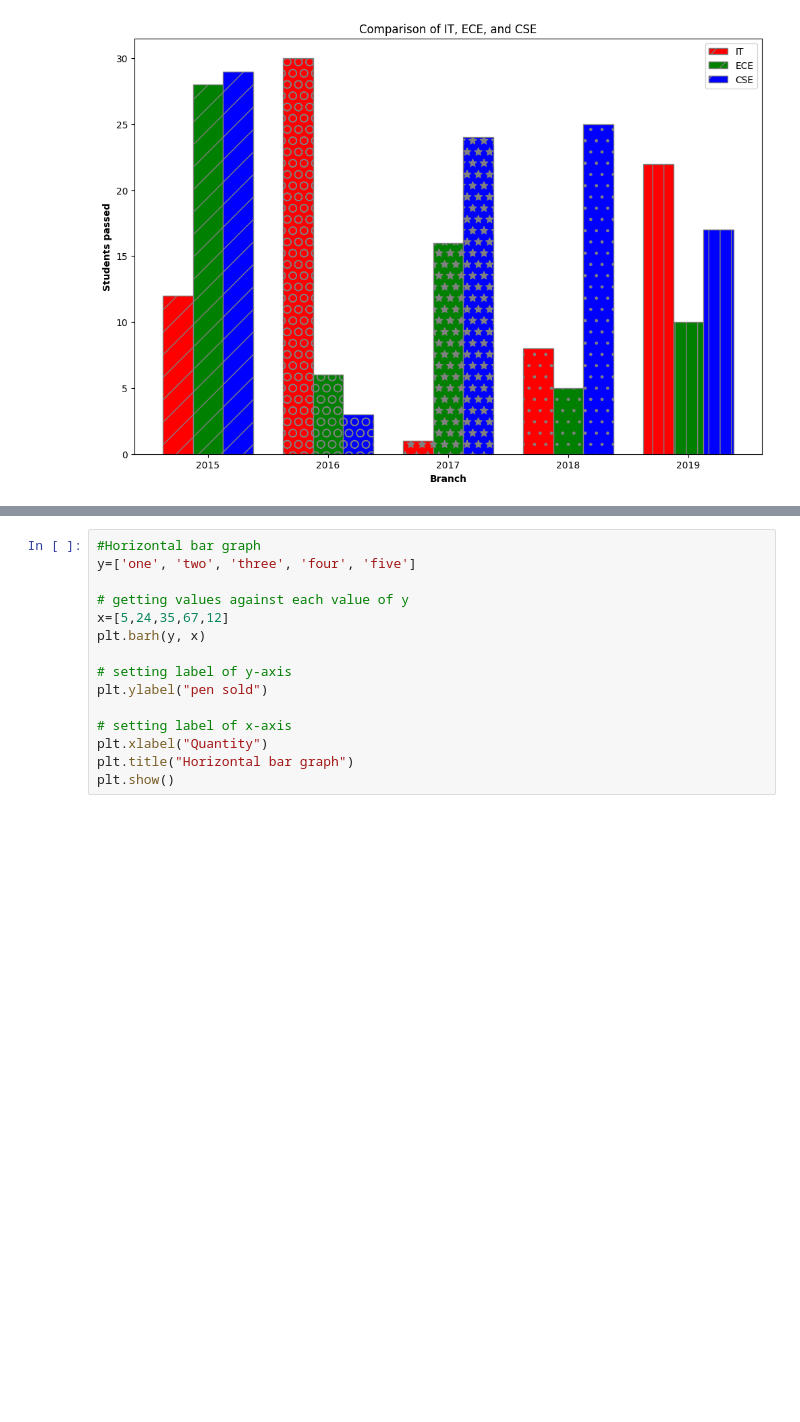
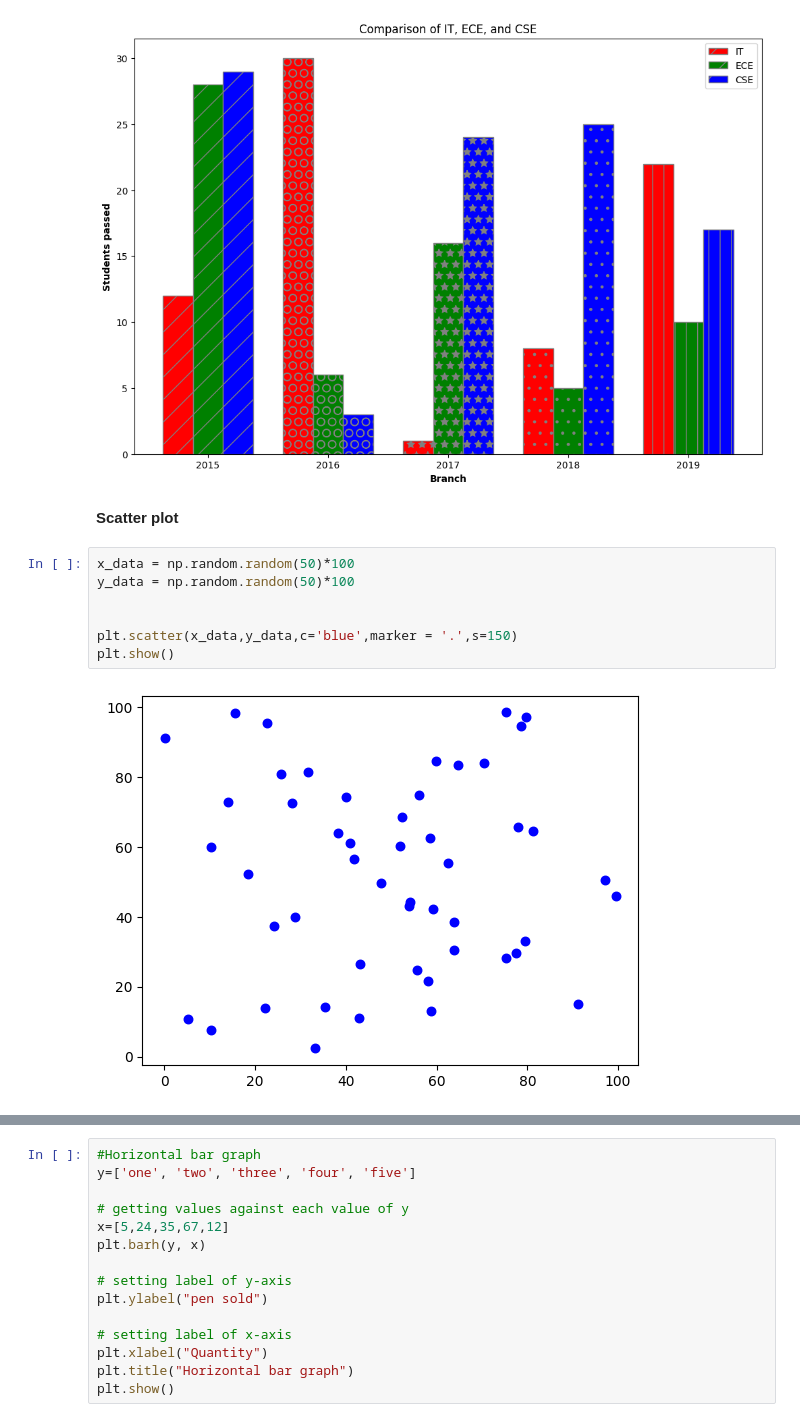
Before and after one commit to SrijaG29/libraries-practice, a Jupyter notebook: Matplotlib.ipynb, the cells around one changed output, grey strips where cells are left out. Drawn from its saved outputs; the diff is of its cells as text; blank space fills up the shorter version.

```diff
--- a/Matplotlib.ipynb
+++ b/Matplotlib.ipynb
@@ -193,3 +200,14 @@ plt.legend()
 plt.show()
 # %% [output]
 [figure]
+# %% [markdown]
+**Scatter plot**
+# %%
+x_data = np.random.random(50)*100
+y_data = np.random.random(50)*100
+
+
+plt.scatter(x_data,y_data,c='blue',marker = '.',s=150)
+plt.show()
+# %% [output]
+[figure, added]
```
Also changed, not shown: parts of 23 cells of this notebook.
